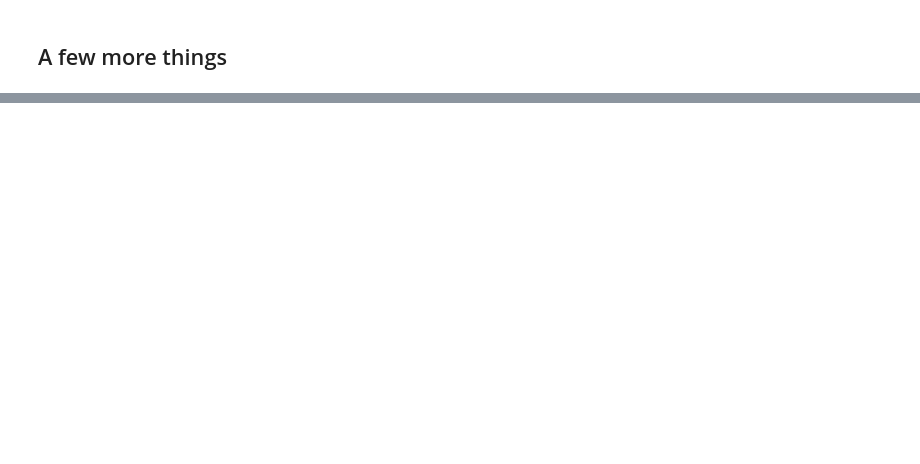
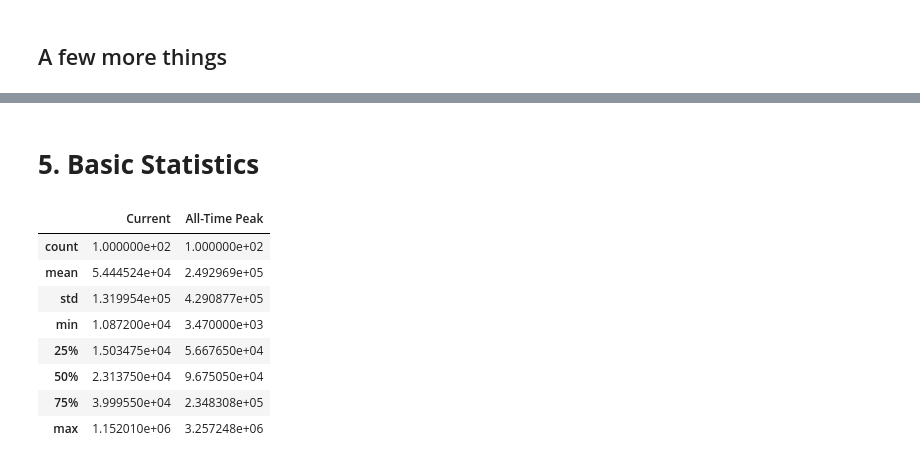
Before and after one commit to EstebanJM/V.Data, a Jupyter notebook: project2.ipynb, the cells around one changed output, grey strips where cells are left out. Saved outputs shown, nothing was run; the diff lists cells and outputs as text; code cells hidden in the pictures; blank space fills up the shorter version.

```diff
--- a/project2.ipynb
+++ b/project2.ipynb
@@ -95,0 +118,15 @@ dd = d
+# %% [markdown]
+# **5. Basic Statistics**
+# %%
+# By variable
+dd[["Current", "All-Time Peak"]].describe()
+# %% [output]
+|  | Current | All-Time Peak |
+| count | 1.000000e+02 | 1.000000e+02 |
+| mean | 5.444524e+04 | 2.492969e+05 |
+| std | 1.319954e+05 | 4.290877e+05 |
+| min | 1.087200e+04 | 3.470000e+03 |
+| 25% | 1.503475e+04 | 5.667650e+04 |
+| 50% | 2.313750e+04 | 9.675050e+04 |
+| 75% | 3.999550e+04 | 2.348308e+05 |
+| max | 1.152010e+06 | 3.257248e+06 |
```
Also changed, not shown: parts of 17 cells of this notebook.
